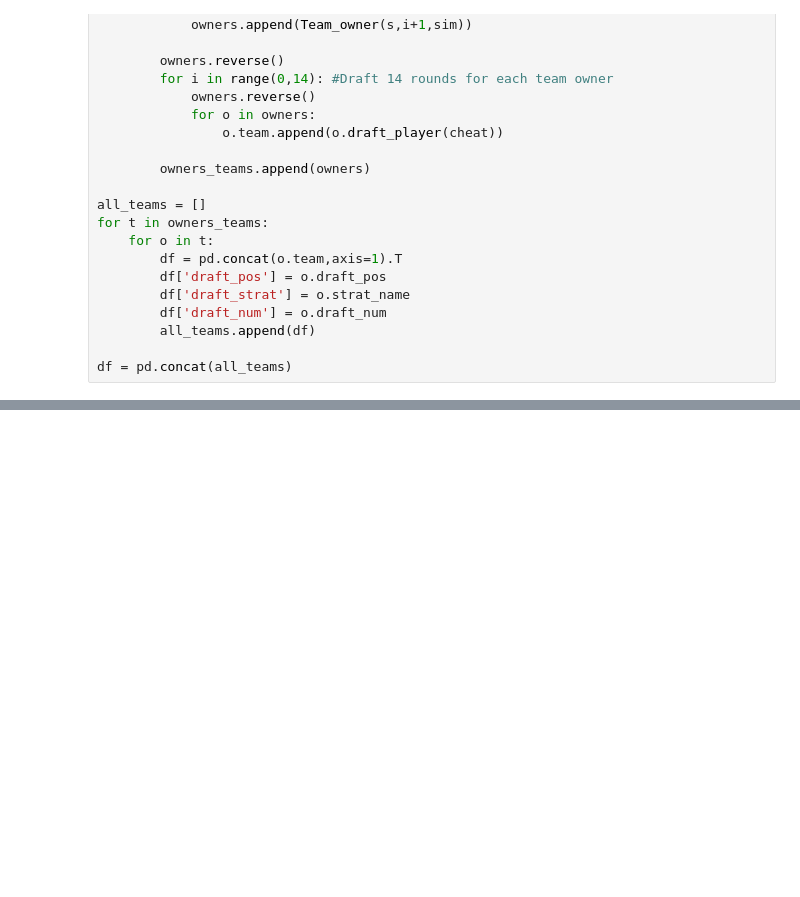
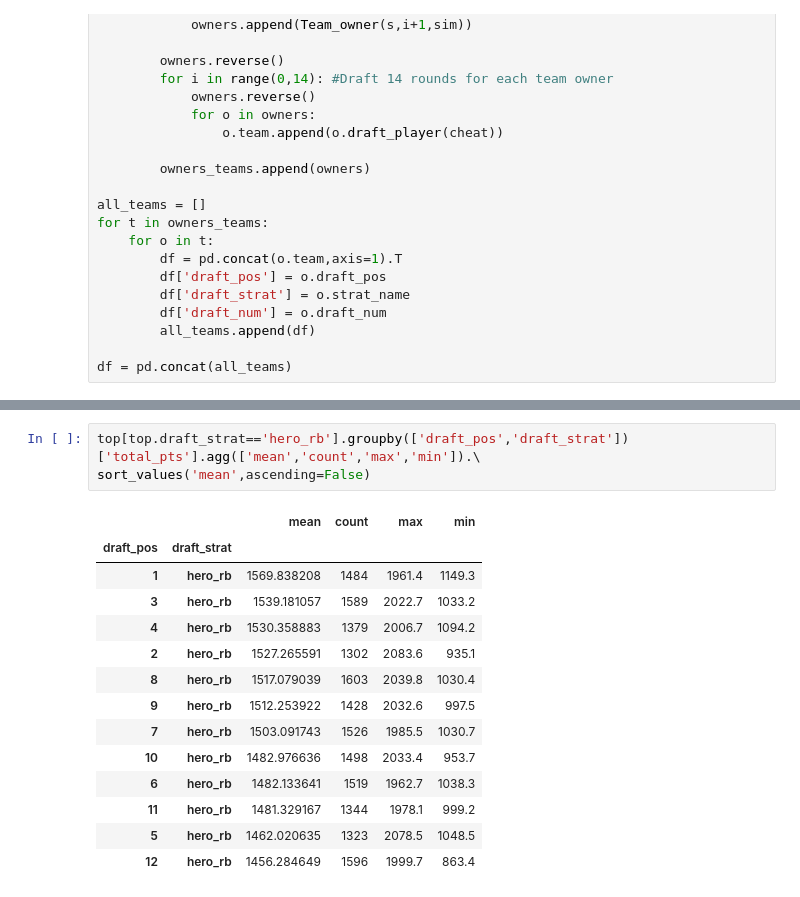
Before and after one commit to ffb-optimal-draft/ffb-draft-strategy, a Jupyter notebook: simulation.ipynb, the cells around one changed output, grey strips where cells are left out. Saved outputs shown, nothing was run; the diff lists cells and outputs as text; blank space fills up the shorter version.

```diff
--- a/simulation.ipynb
+++ b/simulation.ipynb
@@ -323,0 +356,18 @@ top.groupby('draft_pos').
+# %%
+top[top.draft_strat=='hero_rb'].groupby(['draft_pos','draft_strat'])['total_pts'].agg(['mean','count','max','min']).\
+sort_values('mean',ascending=False)
+# %% [output]
+|  |  | mean | count | max | min |
+| draft_pos | draft_strat |  |  |  |  |
+| 1 | hero_rb | 1569.838208 | 1484 | 1961.4 | 1149.3 |
+| 3 | hero_rb | 1539.181057 | 1589 | 2022.7 | 1033.2 |
+| 4 | hero_rb | 1530.358883 | 1379 | 2006.7 | 1094.2 |
+| 2 | hero_rb | 1527.265591 | 1302 | 2083.6 | 935.1 |
+| 8 | hero_rb | 1517.079039 | 1603 | 2039.8 | 1030.4 |
+| 9 | hero_rb | 1512.253922 | 1428 | 2032.6 | 997.5 |
+| 7 | hero_rb | 1503.091743 | 1526 | 1985.5 | 1030.7 |
+| 10 | hero_rb | 1482.976636 | 1498 | 2033.4 | 953.7 |
+| 6 | hero_rb | 1482.133641 | 1519 | 1962.7 | 1038.3 |
+| 11 | hero_rb | 1481.329167 | 1344 | 1978.1 | 999.2 |
+| 5 | hero_rb | 1462.020635 | 1323 | 2078.5 | 1048.5 |
+| 12 | hero_rb | 1456.284649 | 1596 | 1999.7 | 863.4 |
```
Also changed, not shown: parts of 18 cells of this notebook.
